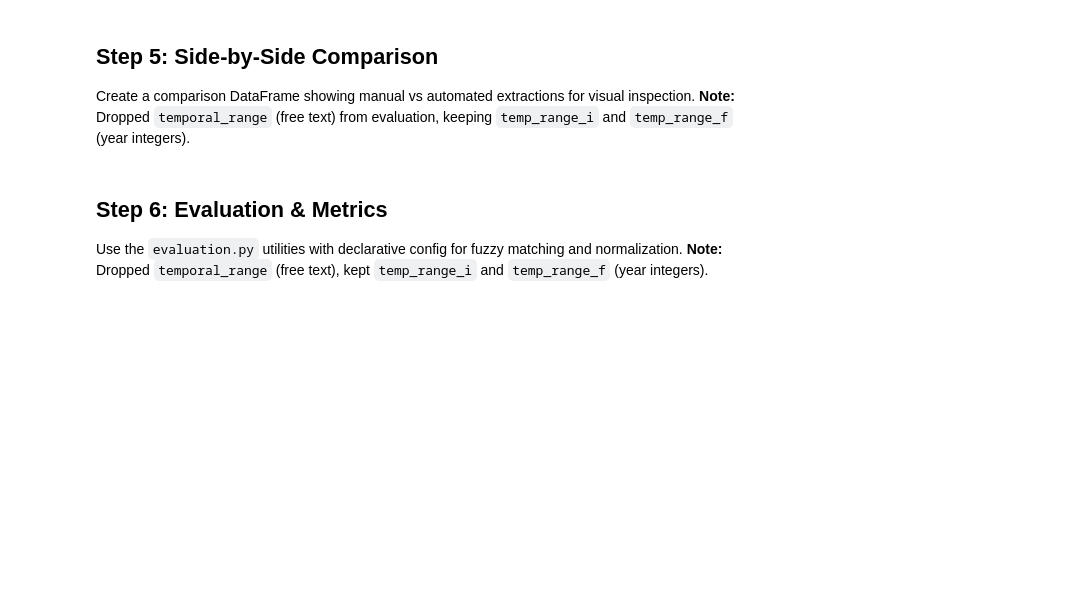
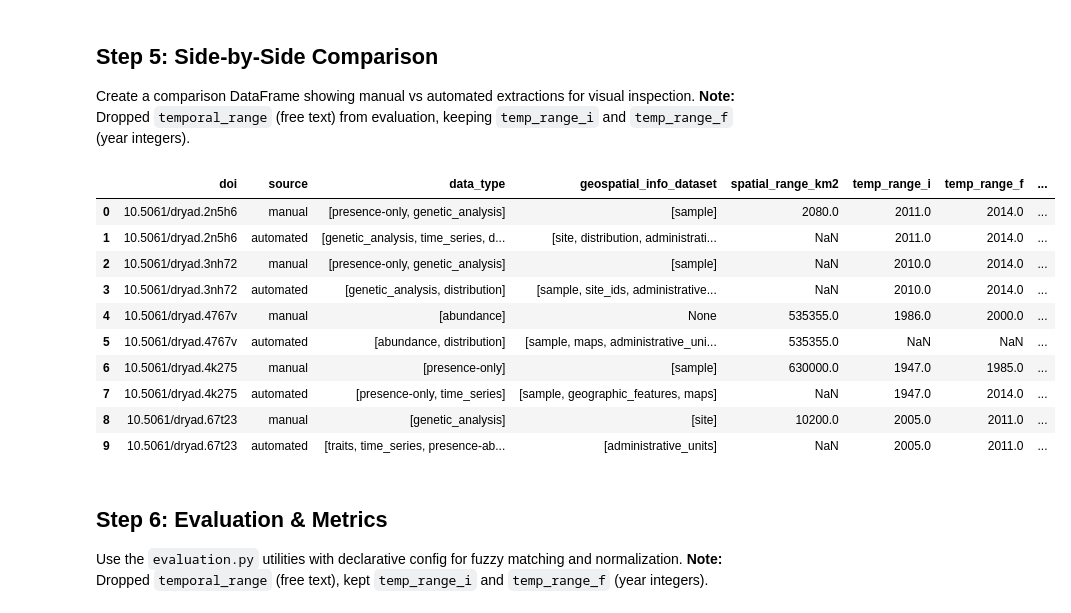
Before and after one commit to BiodiversiteQuebec/llm_metadata, a Jupyter notebook: notebooks/fuster_test_extraction_evaluation.ipynb, the cells around one changed output. Saved outputs shown, nothing was run; the diff lists cells and outputs as text; code cells hidden in the pictures; blank space fills up the shorter version.

```diff
--- a/notebooks/fuster_test_extraction_evaluation.ipynb
+++ b/notebooks/fuster_test_extraction_evaluation.ipynb
@@ -112,0 +160,13 @@ Data from: The genetic signature of range expansion in a disease vector - the bl
+# %%
+from llm_metadata.schemas.validation import DataFrameValidator
+from llm_metadata.schemas.fuster_features import DatasetFeaturesValidated
+
+# Validate the test dataframe against the Pydantic schema
+validator = DataFrameValidator(DatasetFeaturesValidated)
+report = validator.validate(test_df)
+
+print(report.summary())
+
+if report.errors:
+    print("\nSample Errors:")
+    display(report.errors_to_dataframe())
@@ -173,6 +268,47 @@ Test rows preview:
 
 Create a comparison DataFrame showing manual vs automated extractions for visual inspection.
 **Note:** Dropped `temporal_range` (free text) from evaluation, keeping `temp_range_i` and `temp_range_f` (year integers).
+# %%
+# Build side-by-side comparison DataFrame
+# Keep temp_range_i and temp_range_f, but drop temporal_range (free text)
+comparison_fields = ['data_type', 'geospatial_info_dataset', 'spatial_range_km2',
+                     'temp_range_i', 'temp_range_f', 'species']
+
+comparison_rows = []
+
+for doi in manual_by_doi.keys():
+    manual = manual_by_doi[doi]
+    auto = automated_by_doi[doi]
+
+    # Add manual row
+    manual_dict = manual.model_dump()
+    manual_row = {'doi': doi, 'source': 'manual'}
+    for field in comparison_fields:
+        manual_row[field] = manual_dict.get(field)
+    comparison_rows.append(manual_row)
+
+    # Add automated row
+    auto_dict = auto.model_dump()
+    auto_row = {'doi': doi, 'source': 'automated'}
+    for field in comparison_fields:
+        auto_row[field] = auto_dict.get(field)
+    comparison_rows.append(auto_row)
+
+comparison_df = pd.DataFrame(comparison_rows)
+comparison_df = comparison_df.sort_values(['doi', 'source'], ascending=[True, False])
+comparison_df
+# %% [output]
+|  | doi | source | data_type | geospatial_info_dataset | spatial_range_km2 | temp_range_i | temp_range_f | ... |
+| 0 | 10.5061/dryad.2n5h6 | manual | [presence-only, genetic_analysis] | [sample] | 2080.0 | 2011.0 | 2014.0 | ... |
+| 1 | 10.5061/dryad.2n5h6 | automated | [genetic_analysis, time_series, d... | [site, distribution, administrati... | NaN | 2011.0 | 2014.0 | ... |
+| 2 | 10.5061/dryad.3nh72 | manual | [presence-only, genetic_analysis] | [sample] | NaN | 2010.0 | 2014.0 | ... |
+| 3 | 10.5061/dryad.3nh72 | automated | [genetic_analysis, distribution] | [sample, site_ids, administrative... | NaN | 2010.0 | 2014.0 | ... |
+| 4 | 10.5061/dryad.4767v | manual | [abundance] | None | 535355.0 | 1986.0 | 2000.0 | ... |
+| 5 | 10.5061/dryad.4767v | automated | [abundance, distribution] | [sample, maps, administrative_uni... | 535355.0 | NaN | NaN | ... |
+| 6 | 10.5061/dryad.4k275 | manual | [presence-only] | [sample] | 630000.0 | 1947.0 | 1985.0 | ... |
+| 7 | 10.5061/dryad.4k275 | automated | [presence-only, time_series] | [sample, geographic_features, maps] | NaN | 1947.0 | 2014.0 | ... |
+| 8 | 10.5061/dryad.67t23 | manual | [genetic_analysis] | [site] | 10200.0 | 2005.0 | 2011.0 | ... |
+| 9 | 10.5061/dryad.67t23 | automated | [traits, time_series, presence-ab... | [administrative_units] | NaN | 2005.0 | 2011.0 | ... |
 # %% [markdown]
 ## Step 6: Evaluation & Metrics
 
```
Also changed, not shown: parts of 17 cells of this notebook, 3 other files.
